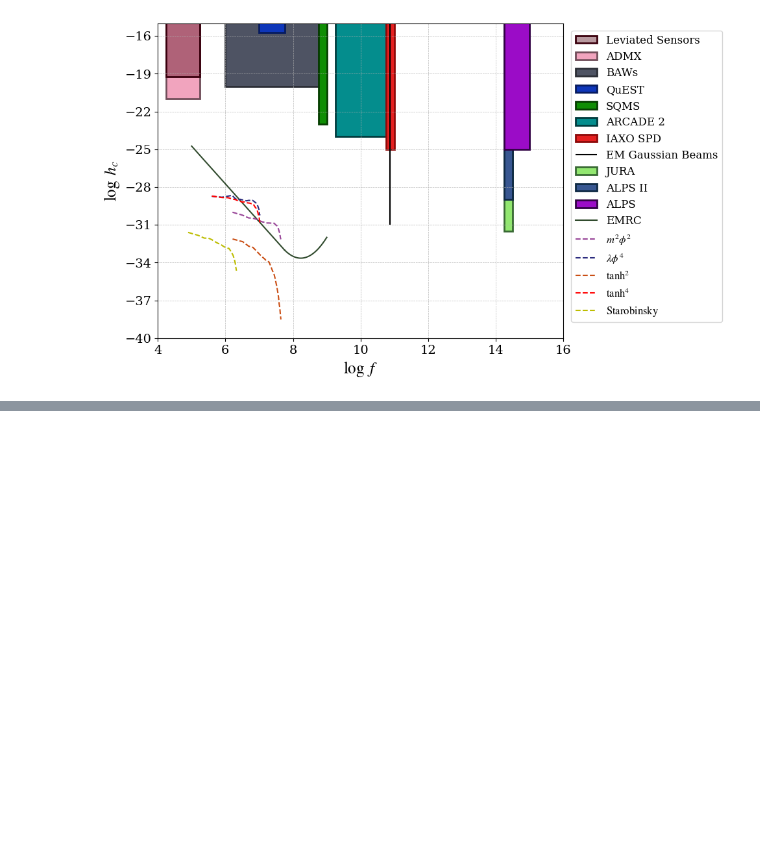
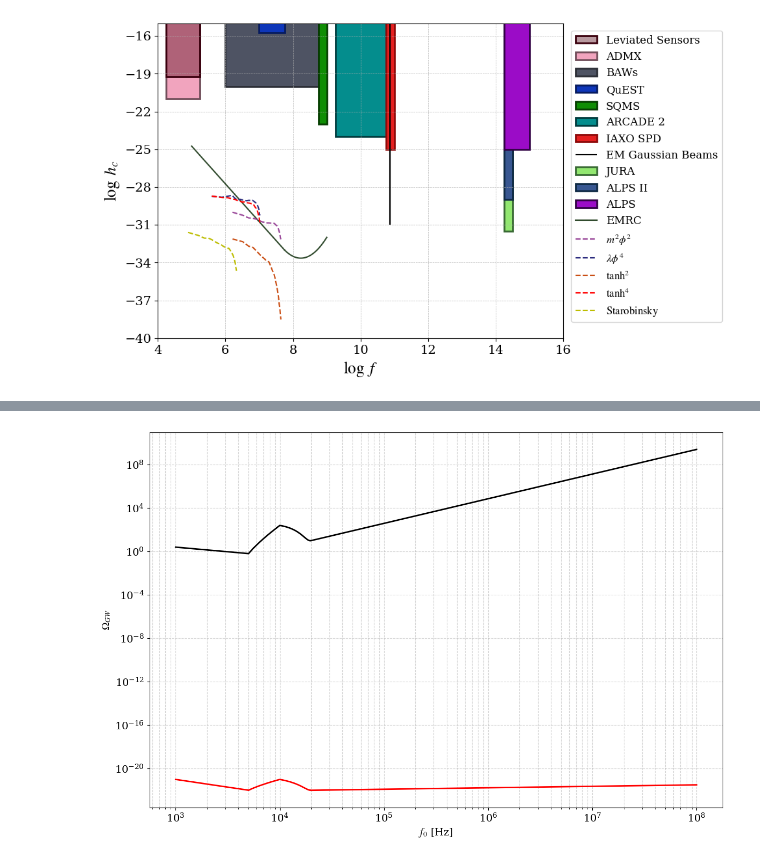
Before and after one commit to TomasCiccarella/Tesis, a Jupyter notebook: cosmolattice/GW_Exp.ipynb, the cells around one changed output, grey strips where cells are left out. Cells and saved outputs as stored; diff of their text form; code cells hidden in the pictures; blank space fills up the shorter version.

```diff
--- a/cosmolattice/GW_Exp.ipynb
+++ b/cosmolattice/GW_Exp.ipynb
@@ -373,0 +409,28 @@ plt.grid(True, which='both', linestyle='--', alpha=0.5)
+# %%
+H0 = 2.3e-18  # Hubble constant in SI units (s^-1)
+
+# MAGO
+xMAGO1 = np.logspace(3,3.7,1000)
+xMAGO2 = np.logspace(3.7,4,1000)
+xMAGO3 = np.logspace(4,4.3,1000)
+xMAGO4 = np.logspace(4.3,8,1000)
+yMAGO1 = np.logspace(-21,-22,1000)
+yMAGO2 = np.polyval(np.polyfit([10**(3.7), 10**(3.8), 10**(4)], [10**(-22), 10**(-21.6), 10**(-21)], 2), xMAGO2)
+yMAGO3 = np.polyval(np.polyfit([10**(4), 10**(4.2), 10**(4.3)], [10**(-21), 10**(-21.6), 10**(-22)], 2), xMAGO3)
+yMAGO4 = np.logspace(-22,-21.5,1000)
+xMAGO = np.concatenate((xMAGO1, xMAGO2, xMAGO3, xMAGO4))
+yMAGO = np.concatenate((yMAGO1, yMAGO2, yMAGO3, yMAGO4))
+OmegaMAGO = (2 * np.pi * xMAGO * yMAGO/(np.sqrt(3) * H0))**2
+hc = np.sqrt(3 * H0**2 * OmegaMAGO / (4 * np.pi**2 * xMAGO**2))
+
+plt.figure(figsize=(12, 8))
+plt.plot(xMAGO, OmegaMAGO, 'k-', label='MAGO', linewidth=2)
+plt.plot(xMAGO, hc, 'r-', label='Characteristic Strain', linewidth=2)
+plt.grid(True, which='both', linestyle='--', alpha=0.5)
+plt.xlabel(r'$f_0$ [Hz]', fontsize=14)
+plt.ylabel(r'$\Omega_{GW}$', fontsize=14)
+plt.xscale('log')
+plt.yscale('log')
+plt.tight_layout()
+# %% [output]
+[figure, added]
```
Also changed, not shown: parts of 3 cells of this notebook, 15 other files.
